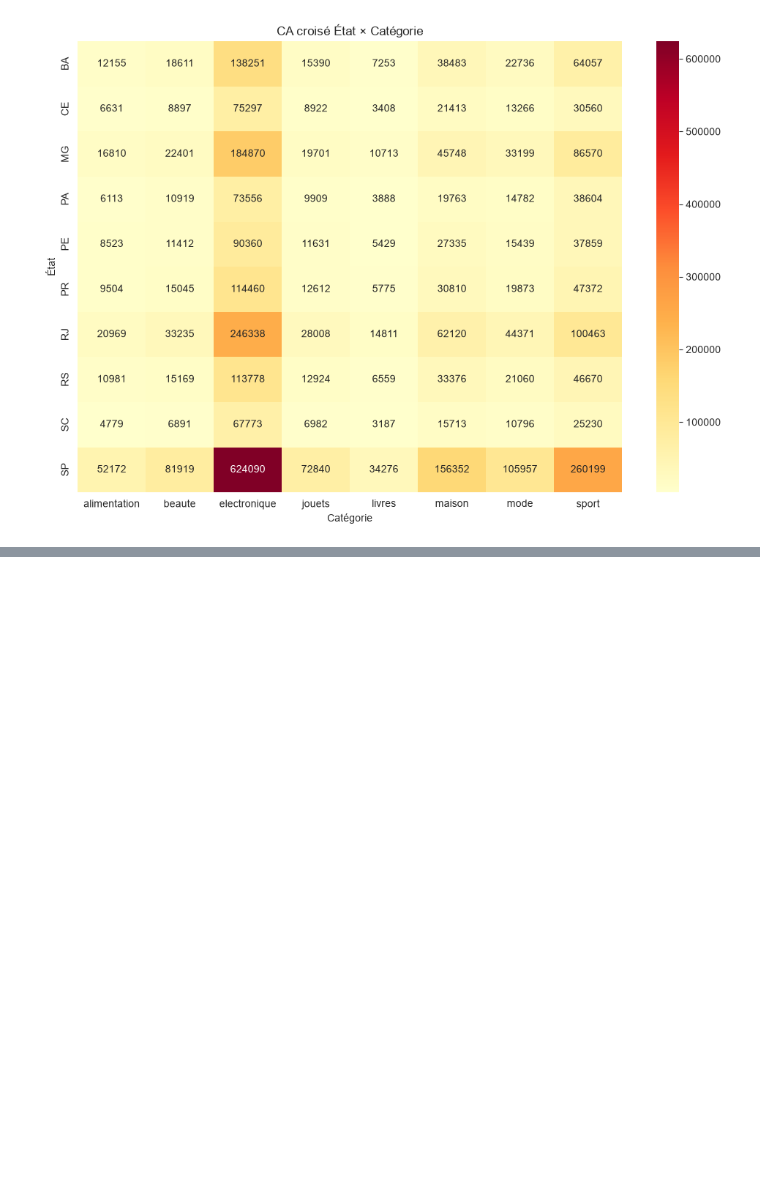
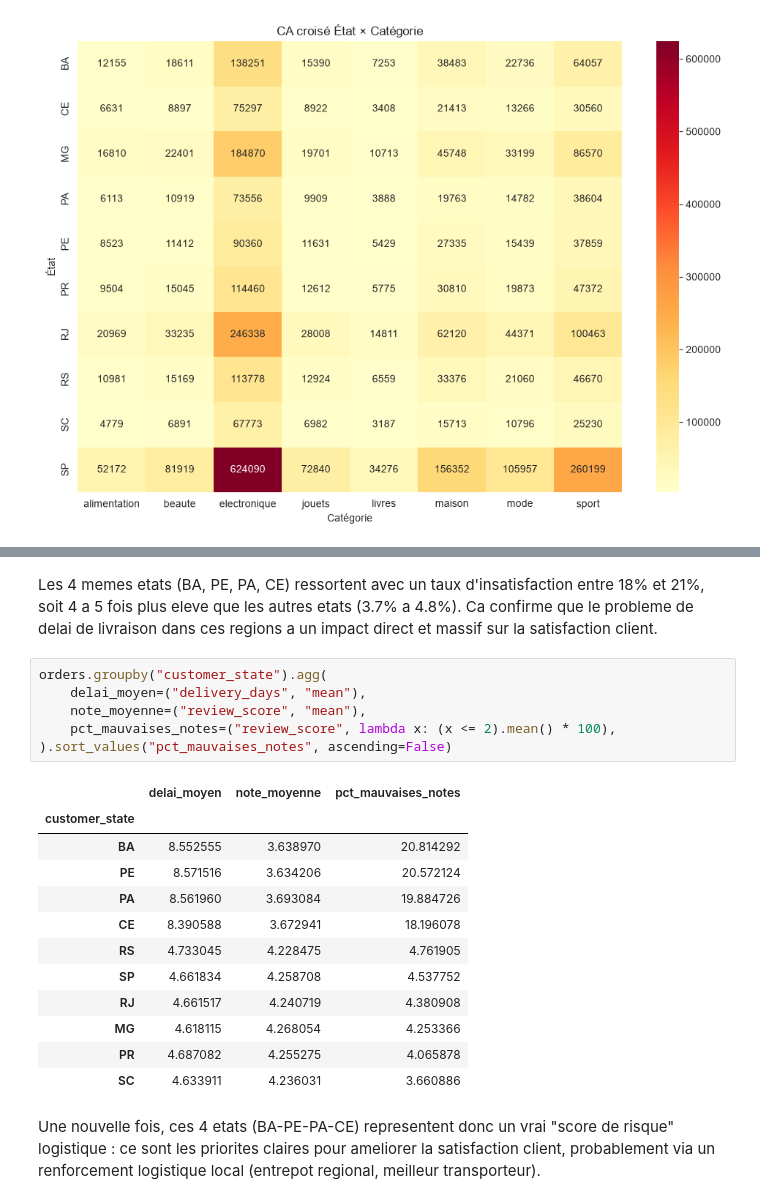
Before and after one commit to Mace-Erwan/Analyse-d-un-marketplace-e-commerce, a Jupyter notebook: Analyse.ipynb, the cells around one changed output, grey strips where cells are left out. Cells and saved outputs as stored; diff of their text form; blank space fills up the shorter version.

```diff
--- a/Analyse.ipynb
+++ b/Analyse.ipynb
@@ -375,0 +455,23 @@ plt.show()
+# %% [markdown]
+Les 4 memes etats (BA, PE, PA, CE) ressortent avec un taux d'insatisfaction entre 18% et 21%, soit 4 a 5 fois plus eleve que les autres etats (3.7% a 4.8%). Ca confirme que le probleme de delai de livraison dans ces regions a un impact direct et massif sur la satisfaction client.
+# %%
+orders.groupby("customer_state").agg(
+    delai_moyen=("delivery_days", "mean"),
+    note_moyenne=("review_score", "mean"),
+    pct_mauvaises_notes=("review_score", lambda x: (x <= 2).mean() * 100),
+).sort_values("pct_mauvaises_notes", ascending=False)
+# %% [output]
+|  | delai_moyen | note_moyenne | pct_mauvaises_notes |
+| customer_state |  |  |  |
+| BA | 8.552555 | 3.638970 | 20.814292 |
+| PE | 8.571516 | 3.634206 | 20.572124 |
+| PA | 8.561960 | 3.693084 | 19.884726 |
+| CE | 8.390588 | 3.672941 | 18.196078 |
+| RS | 4.733045 | 4.228475 | 4.761905 |
+| SP | 4.661834 | 4.258708 | 4.537752 |
+| RJ | 4.661517 | 4.240719 | 4.380908 |
+| MG | 4.618115 | 4.268054 | 4.253366 |
+| PR | 4.687082 | 4.255275 | 4.065878 |
+| SC | 4.633911 | 4.236031 | 3.660886 |
+# %% [markdown]
+Une nouvelle fois, ces 4 etats (BA-PE-PA-CE) representent donc un vrai "score de risque" logistique : ce sont les priorites claires pour ameliorer la satisfaction client, probablement via un renforcement logistique local (entrepot regional, meilleur transporteur).
```
Also changed, not shown: parts of 8 cells of this notebook.
